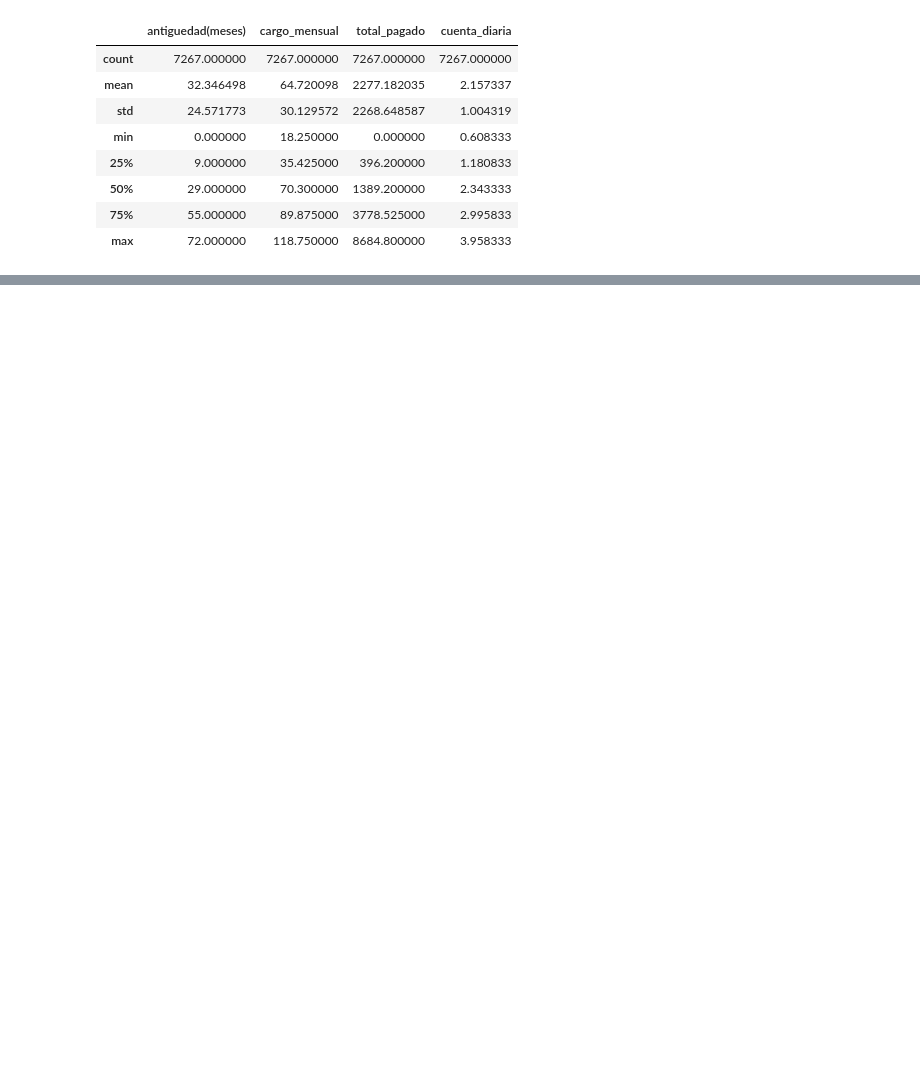
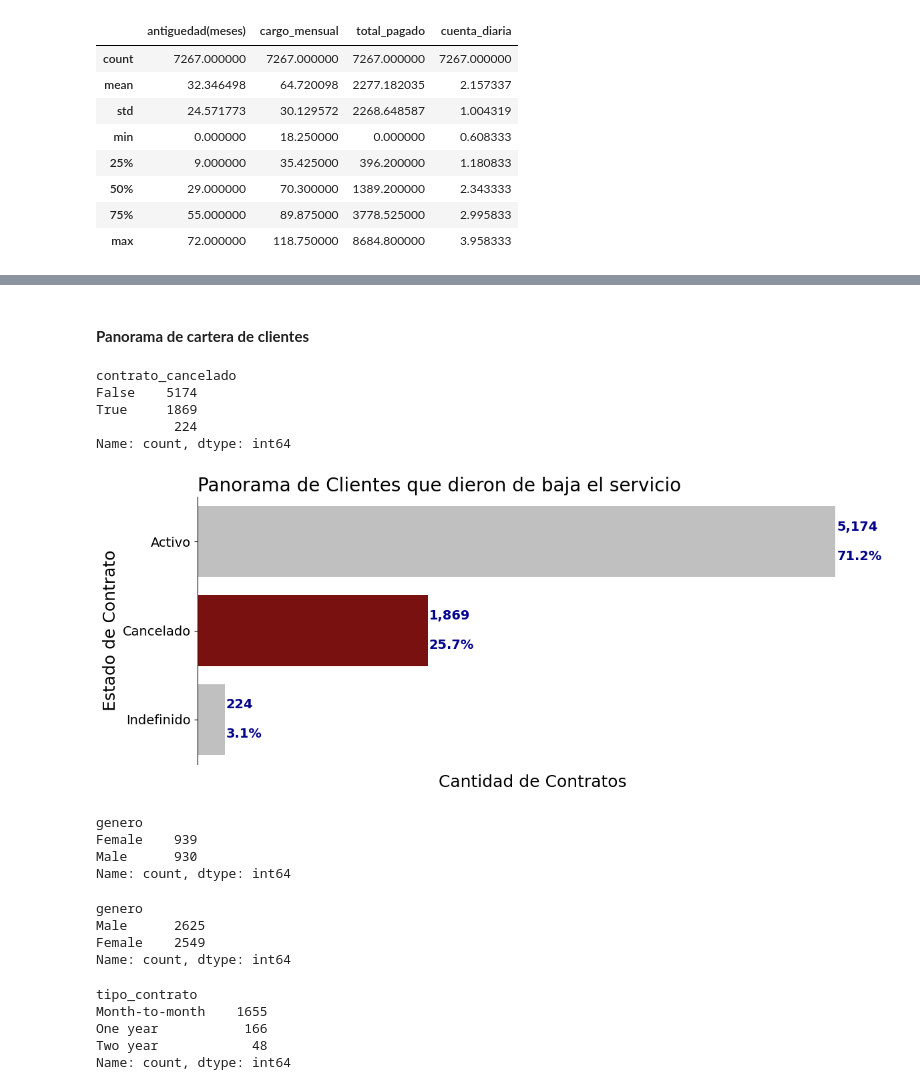
Before and after one commit to Fersh5/TelecomX, a Jupyter notebook: analisis_evasion_cliente.ipynb, the cells around one changed output, grey strips where cells are left out. Drawn from its saved outputs; the diff is of its cells as text; code cells hidden in the pictures; blank space fills up the shorter version.

```diff
--- a/analisis_evasion_cliente.ipynb
+++ b/analisis_evasion_cliente.ipynb
@@ -314,0 +327,32 @@ df.describe()
+# %% [markdown]
+#### **Panorama de cartera de clientes**
+# %%
+values = df['contrato_cancelado'].value_counts()
+values
+# %% [output]
+contrato_cancelado
+False    5174
+True     1869
+          224
+Name: count, dtype: int64
+# %%
+colores = {False:'silver',True:'darkred','':'silver'}
+fig, ax = plt.subplots(figsize=(12,5))
+ax.set_title('Panorama de Clientes que dieron de baja el servicio',fontsize=20,loc='left')
+
+ax = sns.barplot(y=values.index,x=values.values,hue=values.index,legend=False,orient='h',palette=colores)
+ax.set_ylabel('Estado de Contrato',fontsize=18)
+ax.set_xlabel('Cantidad de Contratos',fontsize=18)
+ax.set_yticks([0,1,2])
+ax.set_yticklabels(('Activo','Cancelado','Indefinido'),fontsize=14)
+ax.set_xticklabels([])
+ax.tick_params(axis='x',which='both',bottom=False)
+
+for i, j in enumerate(values.values):
+    ax.text(j+10,i,f'{j:,}\n\n{(j/values.sum())*100:.1f}%',fontweight='bold',color='darkblue',va='center',ha='left',fontsize=14)
+
+ax=sns.despine(bottom=True)
+fig.tight_layout()
+plt.show()
+# %% [output]
+[figure, added]
@@ -314,0 +362,14 @@ df.describe()
+# %%
+ex_clientes['genero'].value_counts()
+# %% [output]
+genero
+Female    939
+Male      930
+Name: count, dtype: int64
+# %%
+clientes_conservados['genero'].value_counts()
+# %% [output]
+genero
+Male      2625
+Female    2549
+Name: count, dtype: int64
@@ -314,0 +378,8 @@ df.describe()
+# %%
+ex_clientes['tipo_contrato'].value_counts()
+# %% [output]
+tipo_contrato
+Month-to-month    1655
+One year           166
+Two year            48
+Name: count, dtype: int64
```
Also changed, not shown: parts of 8 cells of this notebook.
